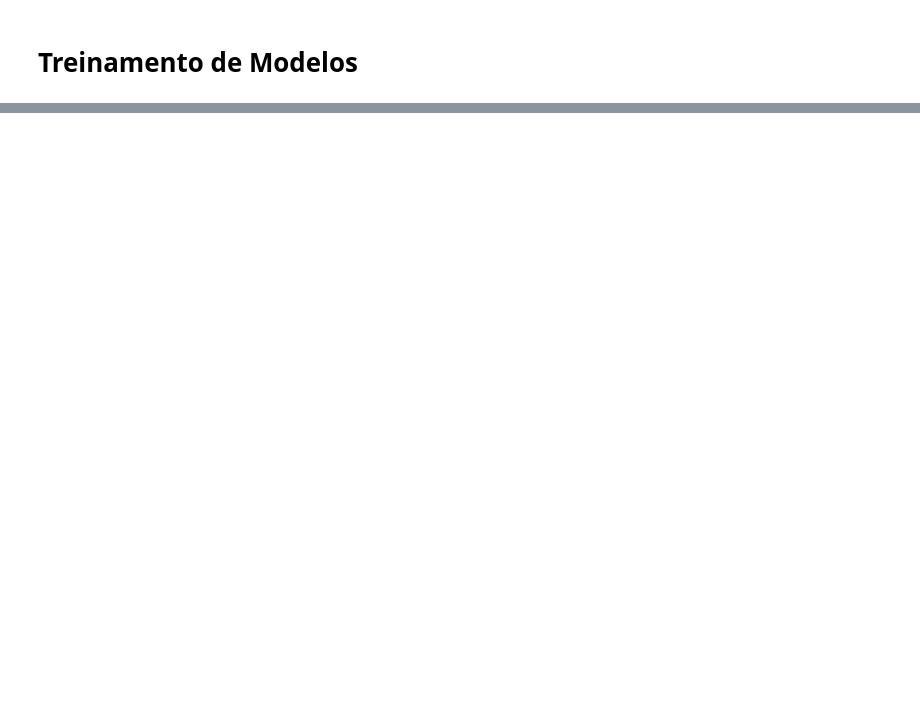
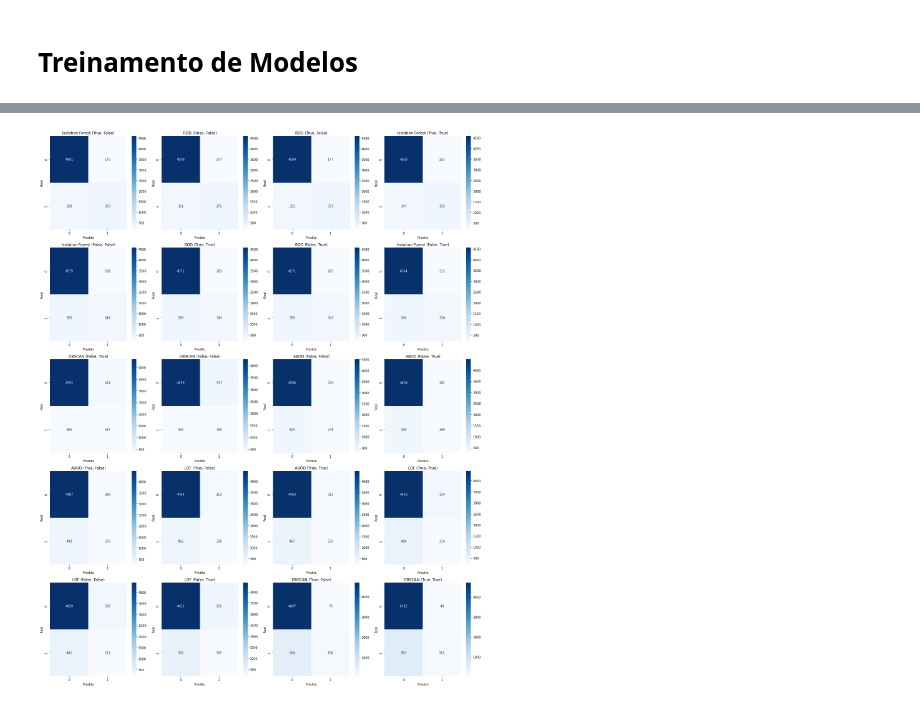
Before and after one commit to AlexandreSaback/tcc_anomaly_detection, a Jupyter notebook: explorations/AD_04_InitialModelSelection.ipynb, the cells around one changed output, grey strips where cells are left out. Cells and saved outputs as stored; diff of their text form; code cells hidden in the pictures; blank space fills up the shorter version.

```diff
--- a/explorations/AD_04_InitialModelSelection.ipynb
+++ b/explorations/AD_04_InitialModelSelection.ipynb
@@ -126,0 +193,15 @@ df_test.head()
+# %%
+models_ = {
+    "Isolation Forest": IForest,
+    "ABOD": ABOD,
+    "LOF": LOF,
+    "ROD": ROD,
+    "DBSCAN": DBSCAN
+}
+# %%
+preprocess_parameters = [
+    (True, True),
+    (False, False),
+    (True, False),
+    (False, True)
+]
@@ -126,0 +318,25 @@ df_test.head()
+# %%
+def plot_confusion_matrices(results_dict: dict):
+    """
+    Plota matrizes de confusão 2 a 2 a partir de um dicionário com o nome do modelo como chave
+    e uma tupla (y_true, y_pred) como valor.
+    """
+    n = len(results_dict)
+    n_cols = 4
+    n_rows = (n + n_cols - 1) // n_cols
+
+    fig, axes = plt.subplots(n_rows, n_cols, figsize=(20, 5 * n_rows))
+    axes = axes.flatten()
+
+    for idx, (model_name, (y_true, y_pred)) in enumerate(results_dict.items()):
+        cm = confusion_matrix(y_true, y_pred)
+        sns.heatmap(cm, annot=True, fmt='d', cmap='Blues', ax=axes[idx])
+        axes[idx].set_title(model_name)
+        axes[idx].set_xlabel('Predito')
+        axes[idx].set_ylabel('Real')
+
+    for i in range(idx + 1, len(axes)):
+        fig.delaxes(axes[i])
+
+    plt.tight_layout()
+    plt.show()
@@ -126,0 +366,6 @@ df_test.head()
+# %%
+train_results_dict = OrderedDict((k, train_results_dict[k]) for k in train_report_df.index if k in train_results_dict)
+# %%
+plot_confusion_matrices(results_dict=train_results_dict)
+# %% [output]
+[figure, added]
```
Also changed, not shown: parts of 19 cells of this notebook.
